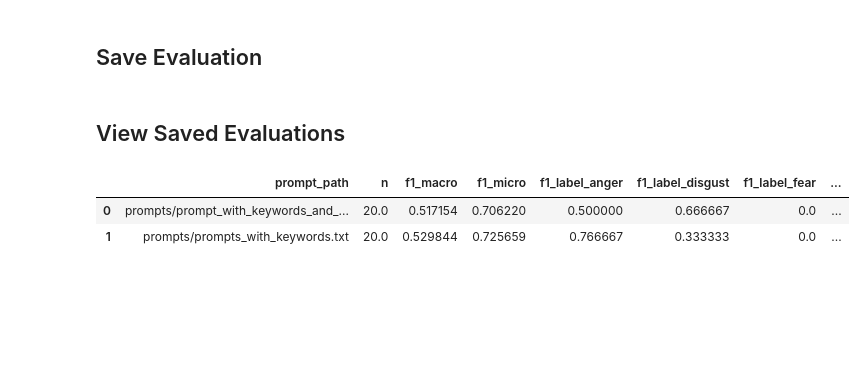
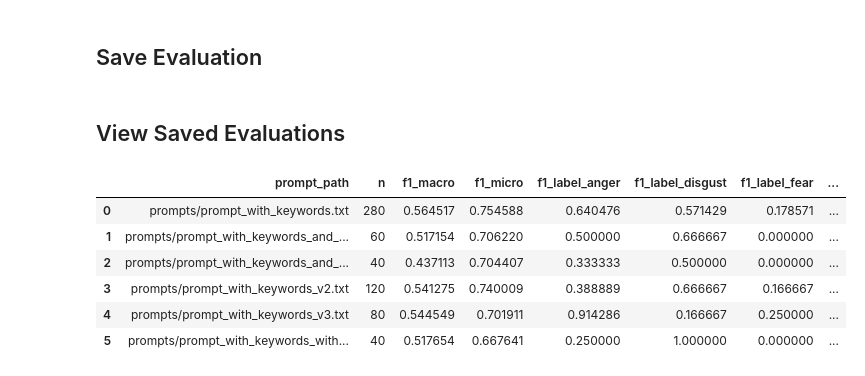
Before and after one commit to alxxtexxr/SemEval2025_Task11, a Jupyter notebook: Track_A_sun_OpenAI_API_Evaluation.ipynb, the cells around one changed output. Saved outputs shown, nothing was run; the diff lists cells and outputs as text; code cells hidden in the pictures; blank space fills up the shorter version.

Commit message:
Experimenting with prompts

```diff
--- a/Track_A_sun_OpenAI_API_Evaluation.ipynb
+++ b/Track_A_sun_OpenAI_API_Evaluation.ipynb
@@ -248,9 +244,17 @@ with open(os.path.join(prompt_evaluations_dir, f'prompt_eval_{datetime.now().str
 # %%
 prompt_eval_names = os.listdir(prompt_evaluations_dir)
 prompt_eval_dfs = [pd.read_json(os.path.join(prompt_evaluations_dir, prompt_eval_name)) for prompt_eval_name in prompt_eval_names]
-grouped_df = pd.concat(prompt_eval_dfs).groupby('prompt_path', as_index=False).mean()
-grouped_df
+
+concat_df = pd.concat(prompt_eval_dfs).groupby('prompt_path', as_index=False)
+mean_df = concat_df.mean()
+sum_df = concat_df.sum()
+mean_df['n'] = sum_df['n']
+mean_df
 # %% [output]
 |  | prompt_path | n | f1_macro | f1_micro | f1_label_anger | f1_label_disgust | f1_label_fear | ... |
-| 0 | prompts/prompt_with_keywords_and_... | 20.0 | 0.517154 | 0.706220 | 0.500000 | 0.666667 | 0.0 | ... |
-| 1 | prompts/prompts_with_keywords.txt | 20.0 | 0.529844 | 0.725659 | 0.766667 | 0.333333 | 0.0 | ... |
+| 0 | prompts/prompt_with_keywords.txt | 280 | 0.564517 | 0.754588 | 0.640476 | 0.571429 | 0.178571 | ... |
+| 1 | prompts/prompt_with_keywords_and_... | 60 | 0.517154 | 0.706220 | 0.500000 | 0.666667 | 0.000000 | ... |
+| 2 | prompts/prompt_with_keywords_and_... | 40 | 0.437113 | 0.704407 | 0.333333 | 0.500000 | 0.000000 | ... |
+| 3 | prompts/prompt_with_keywords_v2.txt | 120 | 0.541275 | 0.740009 | 0.388889 | 0.666667 | 0.166667 | ... |
+| 4 | prompts/prompt_with_keywords_v3.txt | 80 | 0.544549 | 0.701911 | 0.914286 | 0.166667 | 0.250000 | ... |
+| 5 | prompts/prompt_with_keywords_with... | 40 | 0.517654 | 0.667641 | 0.250000 | 1.000000 | 0.000000 | ... |
```
Also changed, not shown: parts of 4 cells of this notebook.
